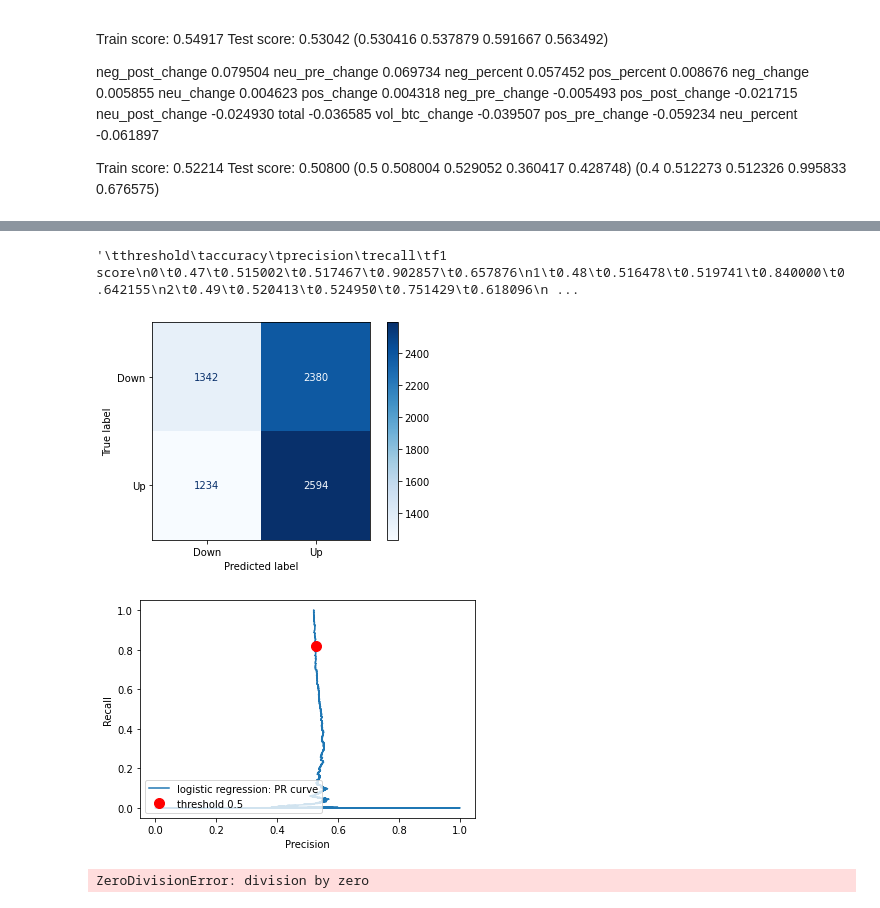
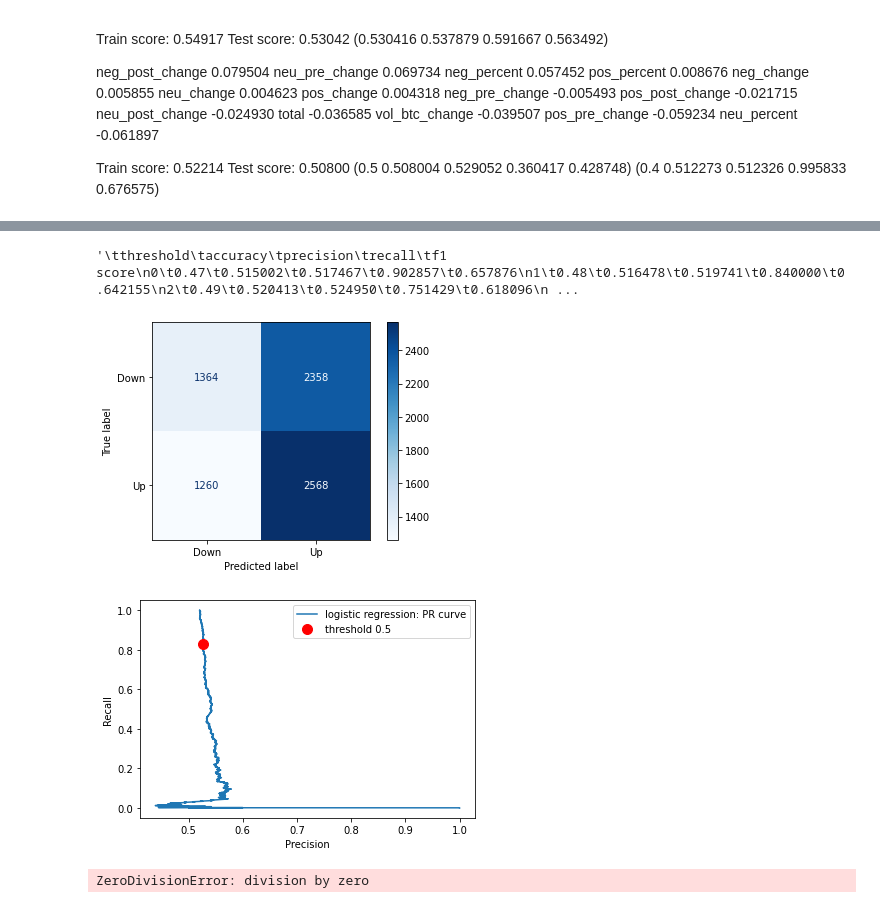
Before and after one commit to superzzp/Bitcoin-Price-Fluctuation-Twitter-Sentiment-Analysis, a Jupyter notebook: notebooks/1.0-zzp-aggregate-sentiments.ipynb, the cells around one changed output, grey strips where cells are left out. Drawn from its saved outputs; the diff is of its cells as text; code cells hidden in the pictures.

```diff
--- a/notebooks/1.0-zzp-aggregate-sentiments.ipynb
+++ b/notebooks/1.0-zzp-aggregate-sentiments.ipynb
@@ -392,7 +393,7 @@ def filter_columns(df):
     return df[['datetime', 'total', 'pos_percent', 'neu_percent', 'neg_percent', 'vol_btc', 'vol_btc_change', 'pos_change', 'neu_change', 'neg_change',
     'pos_before_change', 'neu_before_change', 'neg_before_change', 'curr_up',
     'pos_after_change', 'neu_after_change', 'neg_after_change',
-    'c_plus_shift1_p_change', 'shift1_p_change', 'c_p_change',
+    'full_p_change','c_plus_shift1_p_change', 'shift1_p_change', 'c_p_change',
     'shift1_up', 'shift2_up', 'shift3_up', "2_up", "3_up", "4_up", "future2_up", "future3_up",
     "2spanp", "3spanp"]]
 
@@ -472,6 +473,7 @@ plt.show()
 [figure]
 # %%
 numeric_features = [
+    "full_p_change",
     "pos_before_change",
     "neu_before_change",
     "neg_before_change",
@@ -486,8 +488,8 @@ numeric_features = [
     "neg_percent",
     "total",
     "vol_btc_change",
-    "c_plus_shift1_p_change",
 ]
+
 categorical_features = [
 
 ]
@@ -509,7 +511,7 @@ drop_features = [
    "shift1_p_change",
    "2spanp",
    "3spanp",
-
+   "c_plus_shift1_p_change",
 ]
 
 selected_train_df = thirty_train_df
@@ -841,7 +843,7 @@ plot_confusion_matrix(
 
 #0.65 training
 #2shift up
-#thirty price only
+#thirty price only (cp)
 '''0	0.47	0.517216	0.518934	0.984870	0.679719
 1	0.48	0.517708	0.519504	0.969740	0.676563
 2	0.49	0.522381	0.522853	0.935697	0.670847
@@ -856,7 +858,7 @@ plot_confusion_matrix(
 11	0.58	0.479833	0.500000	0.001891	0.003768
 12	0.59	0.479833	0.500000	0.001418	0.002829'''
 
-#sentiment
+#sentiment (cp)
 '''0	0.47	0.520167	0.520388	0.989598	0.682092
 1	0.48	0.521397	0.521365	0.974941	0.679407
 2	0.49	0.522135	0.522643	0.938534	0.671402
@@ -871,8 +873,41 @@ plot_confusion_matrix(
 11	0.58	0.480079	0.555556	0.002364	0.004708
 12	0.59	0.479833	0.500000	0.001418	0.002829'''
 
+
+
+#price oonly (full_p)
+'''0	0.47	0.519921	0.520289	0.988180	0.681670
+1	0.48	0.517954	0.519605	0.971158	0.676994
+2	0.49	0.520905	0.522178	0.929551	0.668707
+3	0.50	0.531972	0.534595	0.774468	0.632555
+4	0.51	0.516232	0.548493	0.395745	0.459764
+5	0.52	0.494097	0.561441	0.125296	0.204871
+6	0.53	0.482292	0.532051	0.039243	0.073096
+7	0.54	0.479833	0.500000	0.013239	0.025795
+8	0.55	0.480079	0.523810	0.005201	0.010300
+9	0.56	0.479341	0.416667	0.002364	0.004701
+10	0.57	0.479587	0.454545	0.002364	0.004704
+11	0.58	0.480325	0.666667	0.001891	0.003772
+12	0.59	0.480325	0.666667	0.001891	0.003772'''
+
+#sentiment(full_p)
+'''threshold	accuracy	precision	recall	f1 score
+0	0.47	0.522873	0.521750	0.992435	0.683936
+1	0.48	0.522135	0.521772	0.974468	0.679637
+2	0.49	0.523856	0.523621	0.938061	0.672087
+3	0.50	0.523856	0.526950	0.827423	0.643856
+4	0.51	0.520659	0.536056	0.583452	0.558750
+5	0.52	0.508362	0.548822	0.308274	0.394793
+6	0.53	0.495573	0.570796	0.121986	0.201013
+7	0.54	0.484998	0.563636	0.043972	0.081579
+8	0.55	0.478357	0.450000	0.012766	0.024828
+9	0.56	0.480325	0.538462	0.006619	0.013078
+10	0.57	0.480079	0.538462	0.003310	0.006579
+11	0.58	0.479833	0.500000	0.001891	0.003768
+12	0.59	0.479833	0.500000	0.001418	0.002829'''
+
 #one h
-#price only
+#price only (cp)
 '''0	0.47	0.510576	0.514359	0.954329	0.668444
 1	0.48	0.513527	0.516472	0.924833	0.662803
 2	0.49	0.518446	0.521102	0.845861	0.644904
@@ -887,7 +922,7 @@ plot_confusion_matrix(
 11	0.58	0.483030	0.500000	0.003806	0.007554
 12	0.59	0.482046	0.333333	0.001903	0.003784'''
 
-#sentiment
+#sentiment (cp)
 '''0	0.47	0.514019	0.516872	0.918173	0.661412
 1	0.48	0.514511	0.518286	0.862988	0.647626
 2	0.49	0.523364	0.526728	0.768792	0.625145
@@ -904,7 +939,7 @@ plot_confusion_matrix(
 
 
 '''
-no btc trading, no total
+no btc trading, no total (cp)
 
 0	0.47	0.518938	0.519634	0.919125	0.663918
 1	0.48	0.515002	0.518754	0.855376	0.645833
@@ -921,7 +956,7 @@ no btc trading, no total
 12	0.59	0.484998	0.700000	0.006660	0.013195'''
 
 #twoh
-#price only
+#price only (cp)
 '''0	0.47	0.514258	0.513932	0.955854	0.668456
 1	0.48	0.526057	0.520856	0.934741	0.668956
 2	0.49	0.529007	0.524194	0.873321	0.655148
@@ -936,7 +971,7 @@ no btc trading, no total
 11	0.58	0.489676	0.562500	0.017274	0.033520
 12	0.59	0.488692	0.571429	0.007678	0.015152'''
 
-#sentiment
+#sentiment (cp)
 '''0	0.47	0.521141	0.519406	0.873321	0.651396
 1	0.48	0.519174	0.519704	0.809981	0.633158
 2	0.49	0.529990	0.529332	0.744722	0.618820
@@ -954,39 +989,39 @@ no btc trading, no total
 
 #3_up
 #1h
-#price only
+#price only (cp)
 '''0	0.47	0.514019	0.516472	0.925714	0.663029
 1	0.48	0.519429	0.520656	0.876190	0.653177
 2	0.49	0.508116	0.516108	0.762857	0.615680
 3	0.50	0.515986	0.526442	0.625714	0.571802
 4	0.51	0.526808	0.553790	0.431429	0.485011
 5	0.52	0.511559	0.558522	0.259048	0.353936
 6	0.53	0.503689	0.576208	0.147619	0.235027
 7	0.54	0.497295	0.589744	0.087619	0.152570
 8	0.55	0.495327	0.630435	0.055238	0.101576
 9	0.56	0.490900	0.631579	0.034286	0.065041
 10	0.57	0.487949	0.628571	0.020952	0.040553
 11	0.58	0.483522	0.500000	0.009524	0.018692
 12	0.59	0.483030	0.454545	0.004762	0.009425'''
 
-#sentiment
+#sentiment (cp)
 '''	threshold	accuracy	precision	recall	f1 score
 0	0.47	0.515002	0.517467	0.902857	0.657876
 1	0.48	0.516478	0.519741	0.840000	0.642155
 2	0.49	0.520413	0.524950	0.751429	0.618096
 3	0.50	0.511559	0.523265	0.610476	0.563516
 4	0.51	0.503689	0.522404	0.455238	0.486514
 5	0.52	0.506149	0.538079	0.309524	0.392987
 6	0.53	0.502705	0.552846	0.194286	0.287526
 7	0.54	0.502705	0.581590	0.132381	0.215671
 8	0.55	0.499754	0.607843	0.088571	0.154613
 9	0.56	0.493360	0.602041	0.056190	0.102787
 10	0.57	0.490408	0.616667	0.035238	0.066667
 11	0.58	0.487949	0.621622	0.021905	0.042318
 12	0.59	0.486473	0.607143	0.016190	0.031540'''
 # %% [output]
 '\tthreshold\taccuracy\tprecision\trecall\tf1 score\n0\t0.47\t0.515002\t0.517467\t0.902857\t0.657876\n1\t0.48\t0.516478\t0.519741\t0.840000\t0.642155\n2\t0.49\t0.520413\t0.524950\t0.751429\t0.618096\n ...
-[figure, old version]
+[figure, new version]
 # %%
 from sklearn.metrics import precision_recall_curve
 
@@ -1005,7 +1040,7 @@ plt.plot(
 )
 plt.legend(loc="best");
 # %% [output]
-[figure, old version]
+[figure, new version]
 # %%
 thresholds_p = np.arange(0.4, 0.66, 0.01)
 #print(selected_test_df[['2spanp', '3spanp']])
```
Also changed, not shown: parts of 8 cells of this notebook.
